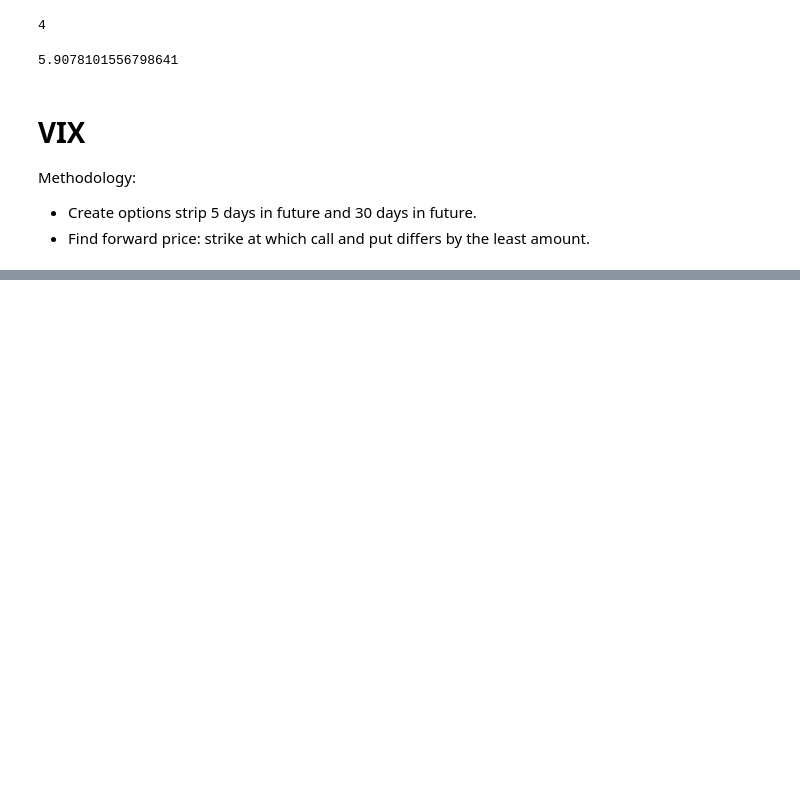
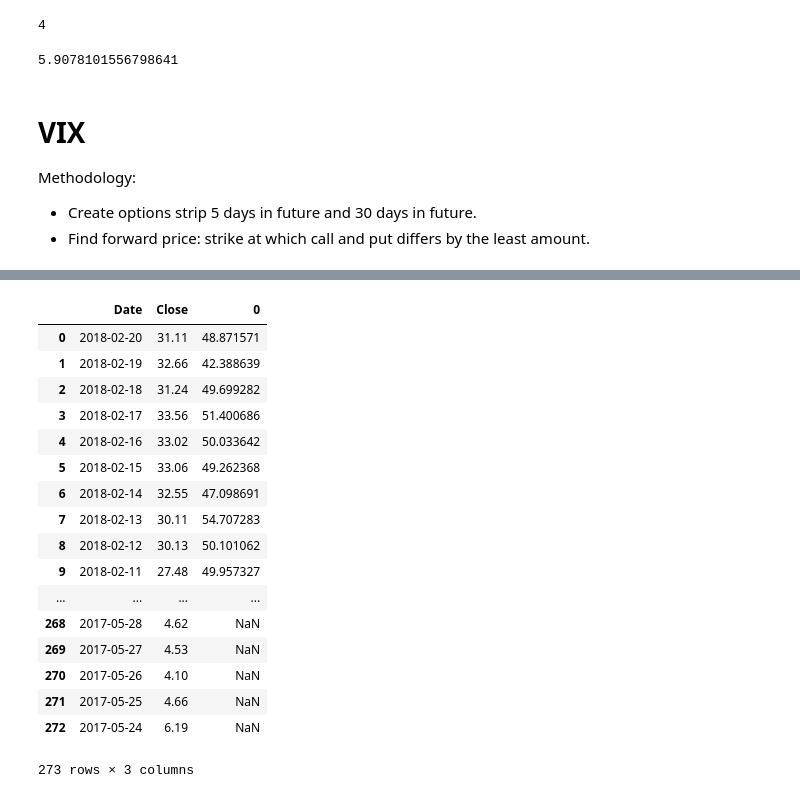
Before and after one commit to thewassermann/crypto109, a Jupyter notebook: Sandbox.ipynb, the cells around one changed output, grey strips where cells are left out. Cells and saved outputs as stored; diff of their text form; code cells hidden in the pictures; blank space fills up the shorter version.

```diff
--- a/Sandbox.ipynb
+++ b/Sandbox.ipynb
@@ -346,0 +396,21 @@ qtum_vix = coin_vix(coins['qtum'])
+# %%
+b
+# %% [output]
+|  | Date | Close | 0 |
+| 0 | 2018-02-20 | 31.11 | 48.871571 |
+| 1 | 2018-02-19 | 32.66 | 42.388639 |
+| 2 | 2018-02-18 | 31.24 | 49.699282 |
+| 3 | 2018-02-17 | 33.56 | 51.400686 |
+| 4 | 2018-02-16 | 33.02 | 50.033642 |
+| 5 | 2018-02-15 | 33.06 | 49.262368 |
+| 6 | 2018-02-14 | 32.55 | 47.098691 |
+| 7 | 2018-02-13 | 30.11 | 54.707283 |
+| 8 | 2018-02-12 | 30.13 | 50.101062 |
+| 9 | 2018-02-11 | 27.48 | 49.957327 |
+| ... | ... | ... | ... |
+| 268 | 2017-05-28 | 4.62 | NaN |
+| 269 | 2017-05-27 | 4.53 | NaN |
+| 270 | 2017-05-26 | 4.10 | NaN |
+| 271 | 2017-05-25 | 4.66 | NaN |
+| 272 | 2017-05-24 | 6.19 | NaN |
+273 rows × 3 columns
```
Also changed, not shown: parts of 7 cells of this notebook, 1 other file.
